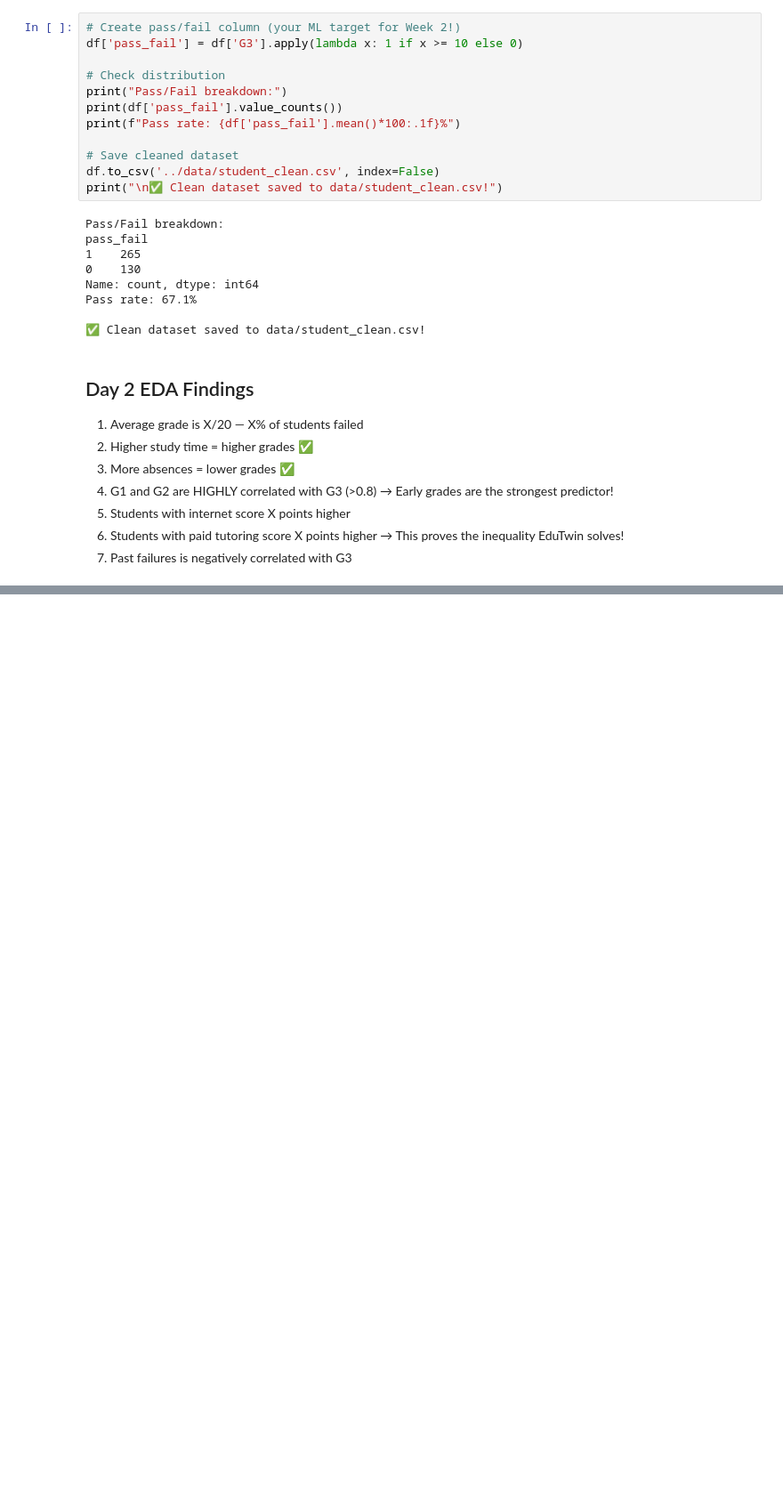
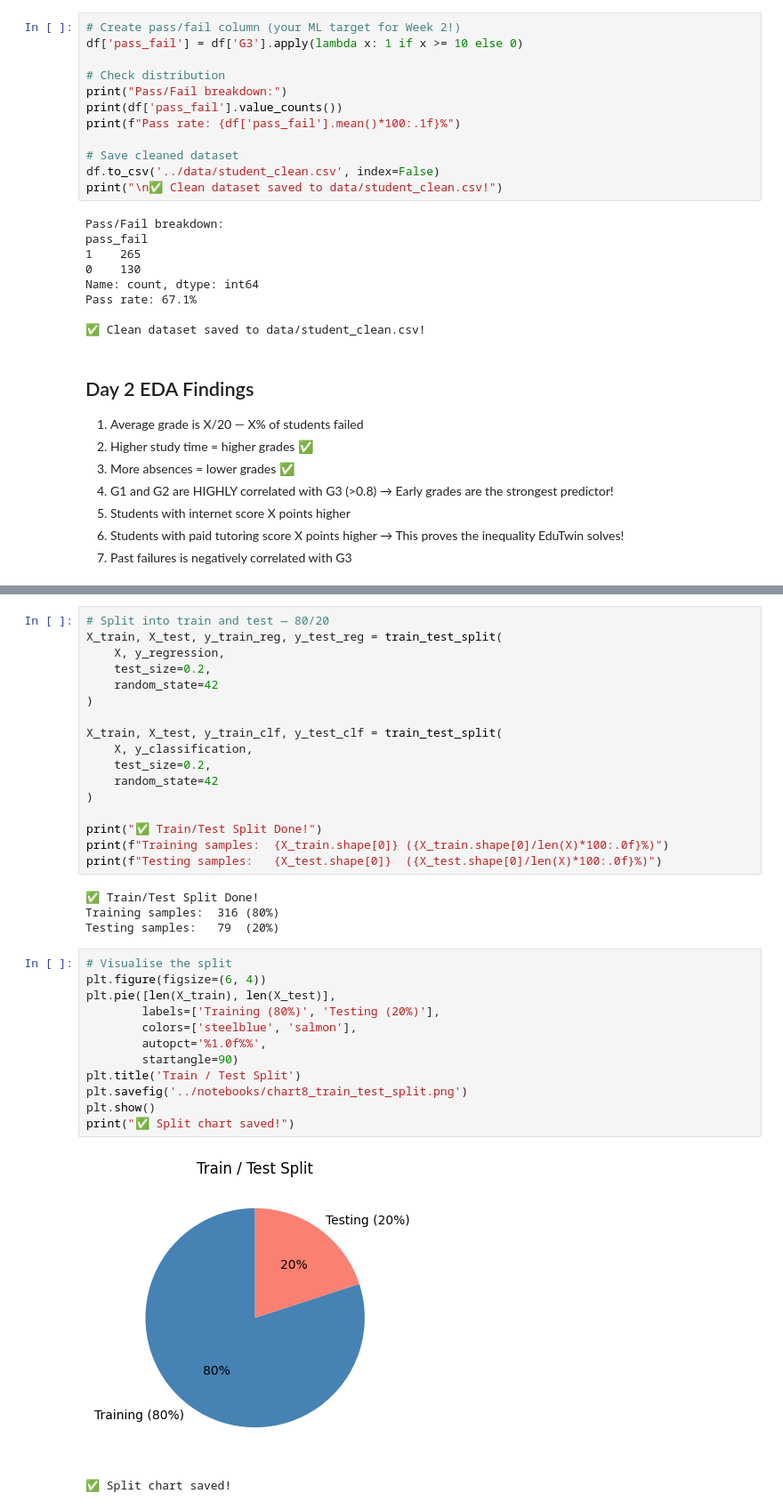
Before and after one commit to Sagar-Sharma19-cmd/EduTwin-AI, a Jupyter notebook: notebooks/Week1_EDA.ipynb, the cells around one changed output, grey strips where cells are left out. Shown at 89% size. Saved outputs shown, nothing was run; the diff lists cells and outputs as text; blank space fills up the shorter version.

```diff
--- a/notebooks/Week1_EDA.ipynb
+++ b/notebooks/Week1_EDA.ipynb
@@ -427,0 +638,36 @@ Pass rate: 67.1%
+# %%
+# Split into train and test — 80/20
+X_train, X_test, y_train_reg, y_test_reg = train_test_split(
+    X, y_regression,
+    test_size=0.2,
+    random_state=42
+)
+
+X_train, X_test, y_train_clf, y_test_clf = train_test_split(
+    X, y_classification,
+    test_size=0.2,
+    random_state=42
+)
+
+print("✅ Train/Test Split Done!")
+print(f"Training samples:  {X_train.shape[0]} ({X_train.shape[0]/len(X)*100:.0f}%)")
+print(f"Testing samples:   {X_test.shape[0]}  ({X_test.shape[0]/len(X)*100:.0f}%)")
+# %% [output]
+✅ Train/Test Split Done!
+Training samples:  316 (80%)
+Testing samples:   79  (20%)
+# %%
+# Visualise the split
+plt.figure(figsize=(6, 4))
+plt.pie([len(X_train), len(X_test)],
+        labels=['Training (80%)', 'Testing (20%)'],
+        colors=['steelblue', 'salmon'],
+        autopct='%1.0f%%',
+        startangle=90)
+plt.title('Train / Test Split')
+plt.savefig('../notebooks/chart8_train_test_split.png')
+plt.show()
+print("✅ Split chart saved!")
+# %% [output]
+[figure, added]
+✅ Split chart saved!
```
Also changed, not shown: parts of 17 cells of this notebook, 6 other files.
